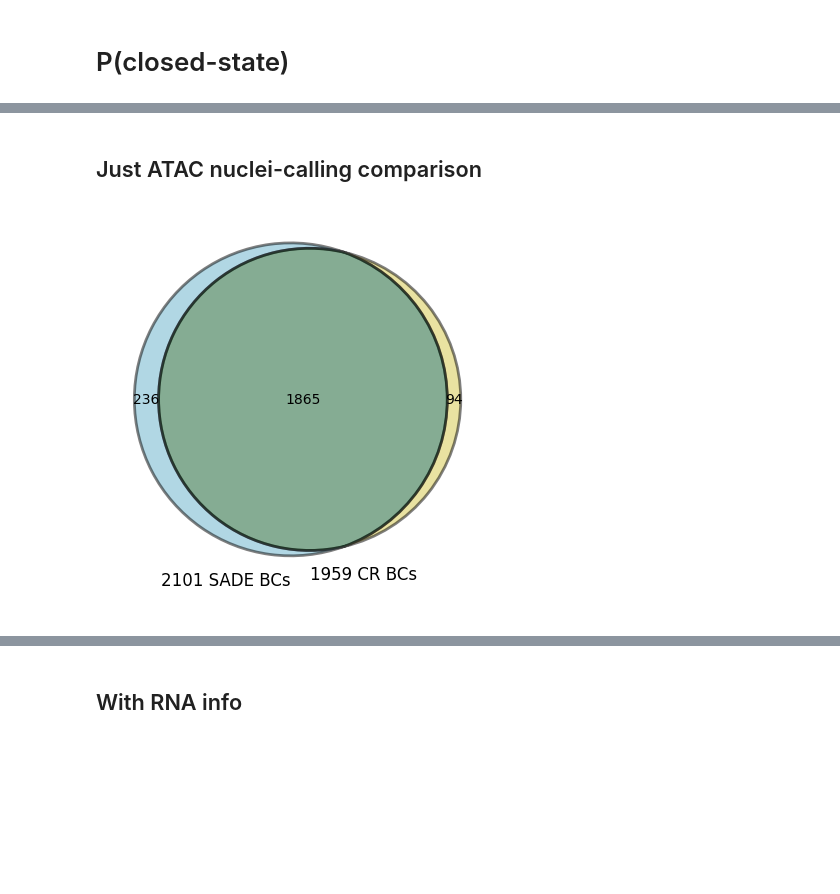
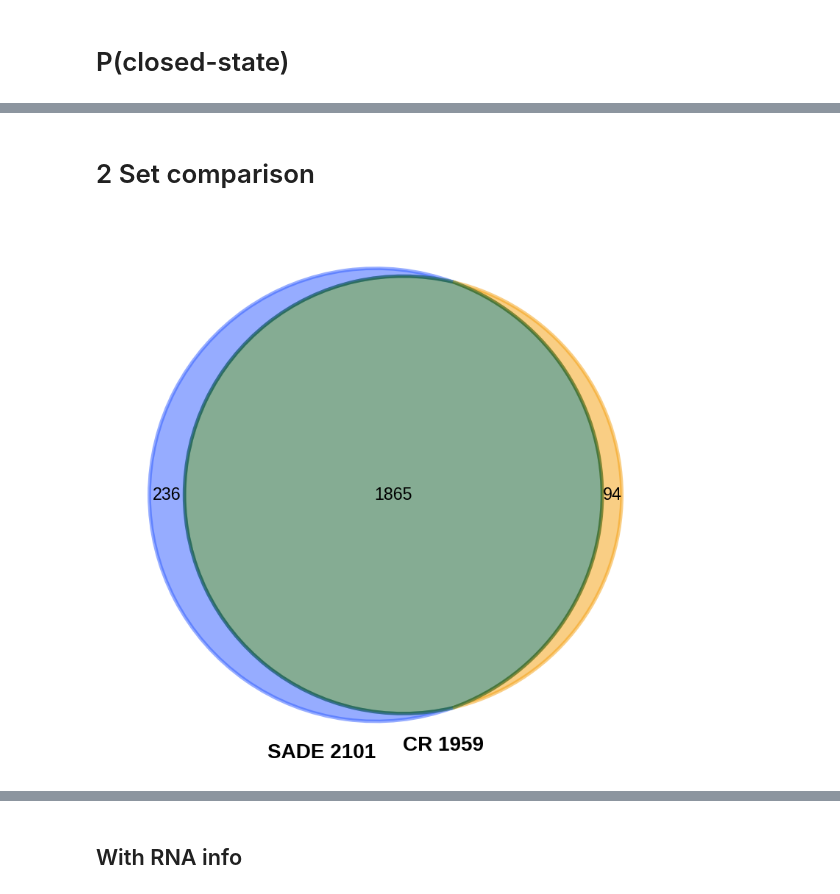
Before and after one commit to streetslab/SADE, a Jupyter notebook: EDA/F2_union_set_comparison.ipynb, the cells around one changed output, grey strips where cells are left out. Cells and saved outputs as stored; diff of their text form; code cells hidden in the pictures; blank space fills up the shorter version.

```diff
--- a/EDA/F2_union_set_comparison.ipynb
+++ b/EDA/F2_union_set_comparison.ipynb
@@ -106,0 +141,3 @@ union_cell_info['frip_rawpeaks'] = union_cell_info['Nfrag_in_rawpeaks'] / union_
+# %%
+# Those in the union set but in neither of CR or SADE are uniquely identified by TSS enrichment
+union_cell_info['_2set_identified_by_atac_SC_mod'] = union_cell_info['_2set_identified_by_atac_SC'].replace('none', 'tss_only')
@@ -106,0 +146,5 @@ union_cell_info['frip_rawpeaks'] = union_cell_info['Nfrag_in_rawpeaks'] / union_
+# %%
+for set_name in ['atac_pass_CR', 'atac_pass_entropy', 'atac_pass_archr_TSS']:
+    print(f"Statistics for {set_name}:")
+    print(union_cell_info.loc[union_cell_info[set_name] == True, 'total_fragments'].describe())
+    print('----------')
@@ -227,7 +367,7 @@ fixed_sizes = (0.4, 0.3, 0.4, 0.3, 0.4, 0.2, 0.2)
 fig, ax = plt.subplots(figsize=(4, 4))
 v = venn3(venn_sets, set_labels=[f'SADE {union_cell_info[union_cell_info["atac_pass_entropy"]].shape[0]}',
                                  f'CR {union_cell_info[union_cell_info["atac_pass_CR"]].shape[0]}',
-                                 f'TSS {union_cell_info[union_cell_info["atac_pass_archr_TSS"]].shape[0]}'],
+                                 f'TSSe {union_cell_info[union_cell_info["atac_pass_archr_TSS"]].shape[0]}'],
                           layout_algorithm=DefaultLayoutAlgorithm(fixed_sizes),  # Use default layout for consistent circle positions
              ax=ax, )
 
@@ -808,3 +690,0 @@ snap.metrics.tsse(data, snap.genome.hg38)
-# %%
-union_cell_info['atac_barcodes'] = union_cell_info.index + '-1'
-union_cell_info['tsse_score'] = union_cell_info['atac_barcodes'].map(lambda x: data.obs.loc[x, 'tsse'])
@@ -914,31 +691,61 @@ ax.legend(handles=[Line2D([0], [0], marker='o', color='w', label=cat_labels_map[
 # %% [markdown]
-## Just ATAC nuclei-calling comparison
+# 2 Set comparison
 # %%
 venn_sets = (
     set(union_cell_info.loc[union_cell_info['atac_pass_entropy']].index),
     set(union_cell_info.loc[union_cell_info['atac_pass_CR']].index),
     )
 
-fig1, ax1 = plt.subplots()
+fig, ax = plt.subplots()
 
-vennfig = venn2(
+v = venn2(
     venn_sets[:2],
-                set_labels = (f'{len(venn_sets[0])} SADE BCs\n',f'{len(venn_sets[1])} CR BCs\n'),
+                set_labels = (f'SADE {len(venn_sets[0])}',f'CR {len(venn_sets[1])}'),
                 set_colors = ( 'blue', 'orange'),
-                ax = ax1)
+                ax = ax)
 
 
 set_colors = ("#64B1CB", "#D4C645", "#0C5B28")
 for idx, color in zip(('10', '01', '11'), set_colors):
-    patch = vennfig.get_patch_by_id(idx)
+    patch = v.get_patch_by_id(idx)
     patch.set_color(color)
     patch.set_alpha(0.5)  # Set transparency for blending
     patch.set_edgecolor('black')  # Set edge color to black
     patch.set_linewidth(2)  # Set edge line width
 
-# plt.title('SADE vs CR', fontsize=16)
+
+v.get_patch_by_id('10').set_color('#2E5BFF') # Set A
+v.get_patch_by_id('01').set_color('#F59E0B') # Set B
+v.get_patch_by_id('11').set_color('#0C5B28') # Set C
+
+
+for patch in v.patches:
+    if patch: # Some patches might be None if subsets are empty
+        patch.set_alpha(.5)
+
+# Change font size of subset counts
+for text in v.subset_labels:
+    if text: # Check if label exists
+        text.set_fontsize(10)
+
+# Change font size of Set Labels (A, B, C)
+for text in v.set_labels:
+    if text:
+        text.set_fontsize(12)
+        text.set_fontweight('bold')
+
+for label in ['10', '01', '11']:
+    vl = v.get_label_by_id(label)
+    x, y = vl.get_position()
+    vl.set_position((x * 1, y * 1.05 ))
+    # elif label in ['110',  '101']:  # Double sets
+    #     vl.set_position((x * 1.2, y * 1.1))
+    # elif label == '011':  # B & C
+    #     vl.set_position((x * 1.1, y * 0.9))
+
+fig.tight_layout()
 # %% [output]
-[figure, old version]
+[figure, new version]
 # %%
 venn_sets = (
     set(union_cell_info.loc[union_cell_info['atac_pass_entropy']].index),
```
Also changed, not shown: parts of 42 cells of this notebook, 48 other files.
